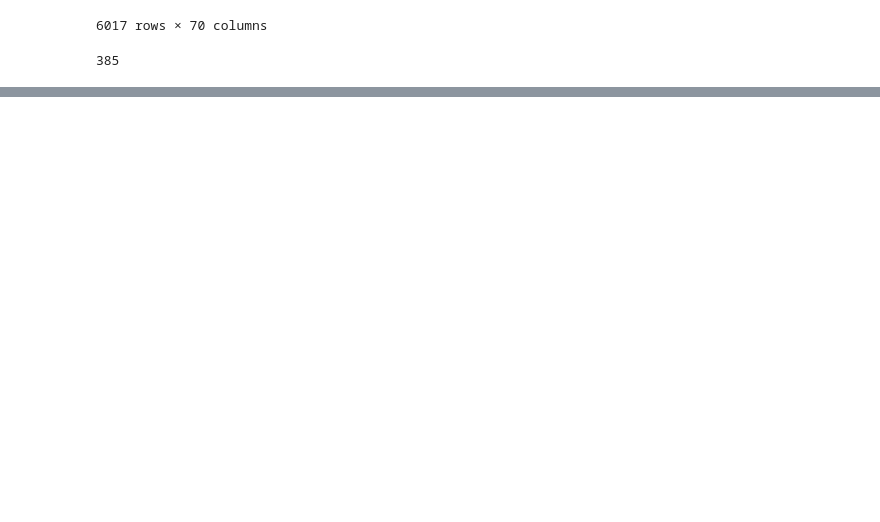
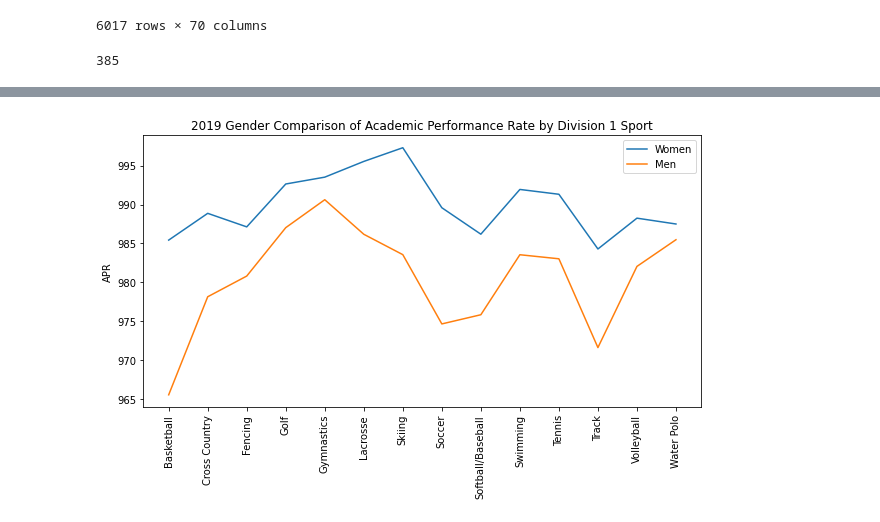
Before and after one commit to ashante112/Project1-Team2, a Jupyter notebook: Project1.ipynb, the cells around one changed output, grey strips where cells are left out. Saved outputs shown, nothing was run; the diff lists cells and outputs as text; code cells hidden in the pictures; blank space fills up the shorter version.

```diff
--- a/Project1.ipynb
+++ b/Project1.ipynb
@@ -53,0 +188,21 @@ combined_years_df
+# %%
+# Mens vs Womens 2019 average
+
+sport_list = ["Basketball", "Cross Country", "Fencing", "Golf", "Gymnastics","Lacrosse","Skiing","Soccer","Softball/Baseball"
+              ,"Swimming","Tennis","Track","Volleyball","Water Polo"]
+Mens = [965.55, 978.15,980.81,987.03, 990.62, 986.18, 983.56, 974.66, 975.84, 983.55, 983.03, 971.62, 982.05, 985.48 ]
+
+Womens = [985.43, 988.87, 987.13, 992.64, 993.52, 995.54, 997.30, 989.59, 986.19, 991.94, 991.32, 984.29, 988.25, 987.50]
+
+plt.figure(figsize = (10,5))
+plt.plot(sport_list, Womens, label = "Women")
+plt.plot(sport_list, Mens, label = "Men")
+plt.xticks(sport_list,rotation="vertical")
+plt.legend()
+plt.title("2019 Gender Comparison of Academic Performance Rate by Division 1 Sport")
+plt.ylabel("APR")
+
+plt.savefig("Images/GenderComparisonAPR_line_2019.png", dpi=None, facecolor='w', edgecolor='w',orientation='portrait',
+            format=None, transparent=False, bbox_inches="tight", pad_inches=0.5, metadata=None)
+# %% [output]
+[figure, added]
```
Also changed, not shown: parts of 23 cells of this notebook, 7 other files.
